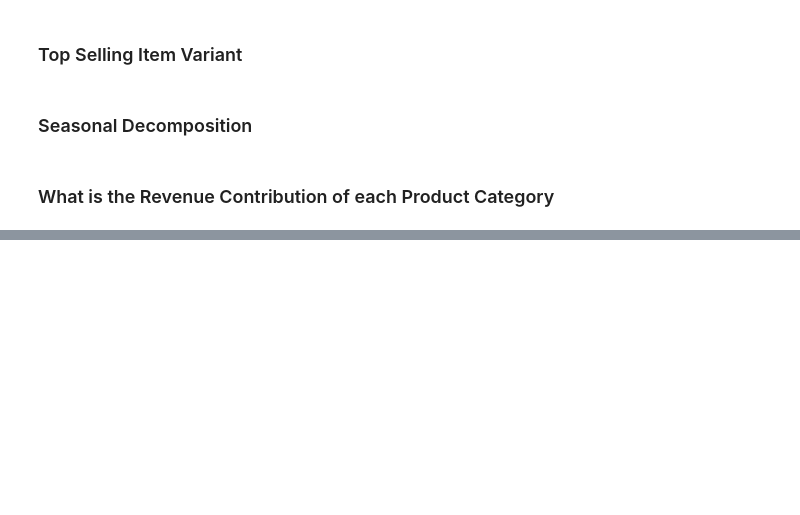
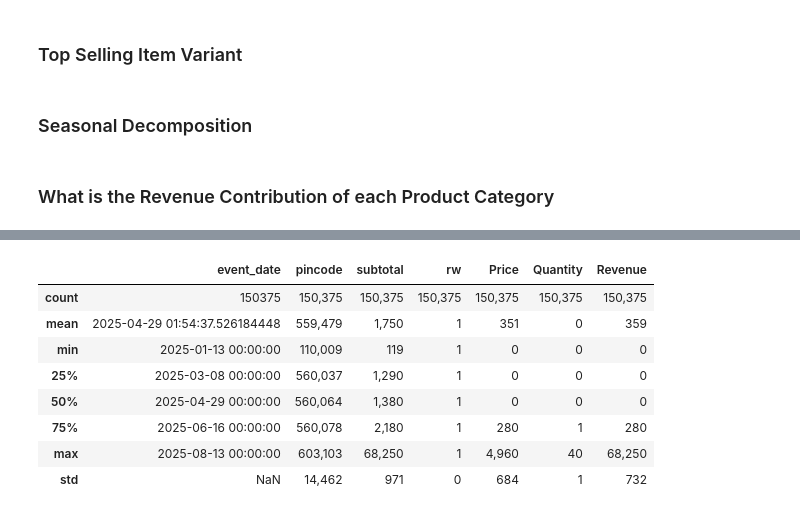
Before and after one commit to nick7hash/Streamlit_amin, a Jupyter notebook: analysis.ipynb, the cells around one changed output, grey strips where cells are left out. Saved outputs shown, nothing was run; the diff lists cells and outputs as text; code cells hidden in the pictures; blank space fills up the shorter version.

```diff
--- a/analysis.ipynb
+++ b/analysis.ipynb
@@ -662,0 +683,12 @@ fig.show()
+# %%
+ndf.describe()
+# %% [output]
+|  | event_date | pincode | subtotal | rw | Price | Quantity | Revenue |
+| count | 150375 | 150,375 | 150,375 | 150,375 | 150,375 | 150,375 | 150,375 |
+| mean | 2025-04-29 01:54:37.526184448 | 559,479 | 1,750 | 1 | 351 | 0 | 359 |
+| min | 2025-01-13 00:00:00 | 110,009 | 119 | 1 | 0 | 0 | 0 |
+| 25% | 2025-03-08 00:00:00 | 560,037 | 1,290 | 1 | 0 | 0 | 0 |
+| 50% | 2025-04-29 00:00:00 | 560,064 | 1,380 | 1 | 0 | 0 | 0 |
+| 75% | 2025-06-16 00:00:00 | 560,078 | 2,180 | 1 | 280 | 1 | 280 |
+| max | 2025-08-13 00:00:00 | 603,103 | 68,250 | 1 | 4,960 | 40 | 68,250 |
+| std | NaN | 14,462 | 971 | 0 | 684 | 1 | 732 |
```
Also changed, not shown: parts of 13 cells of this notebook.
